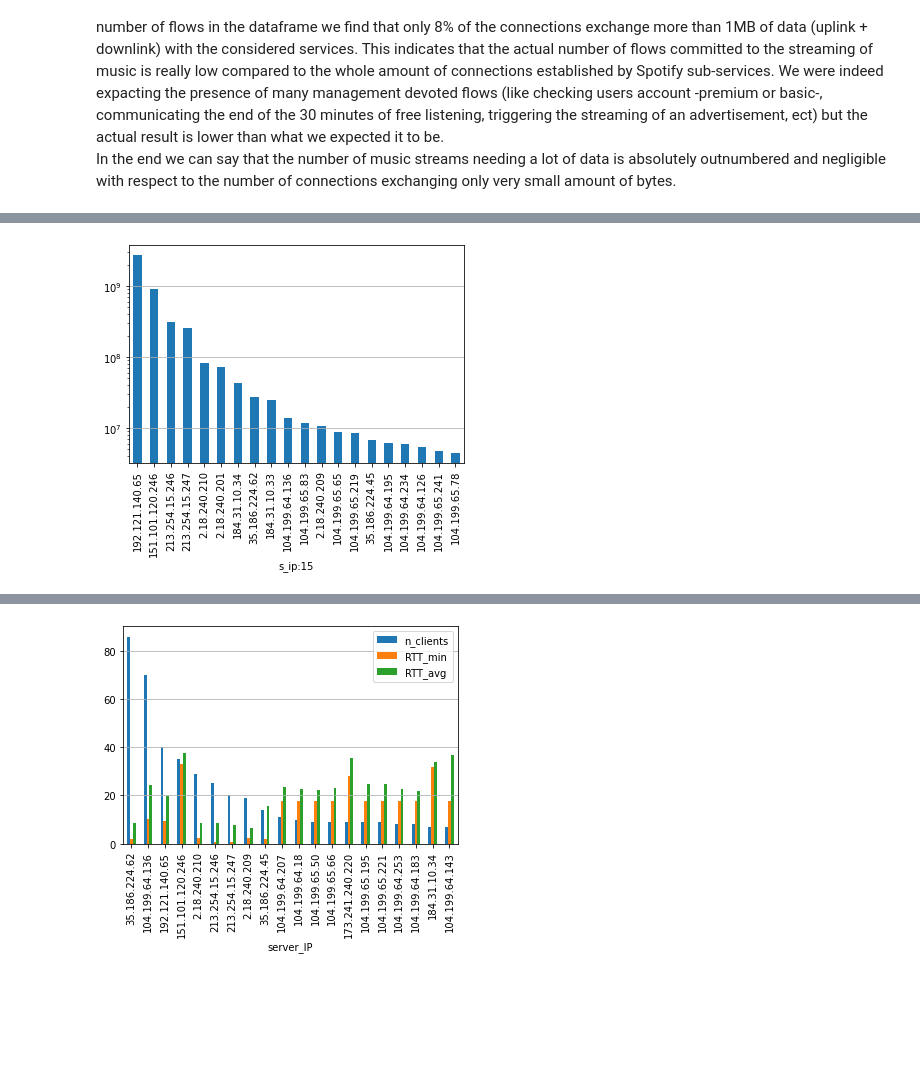
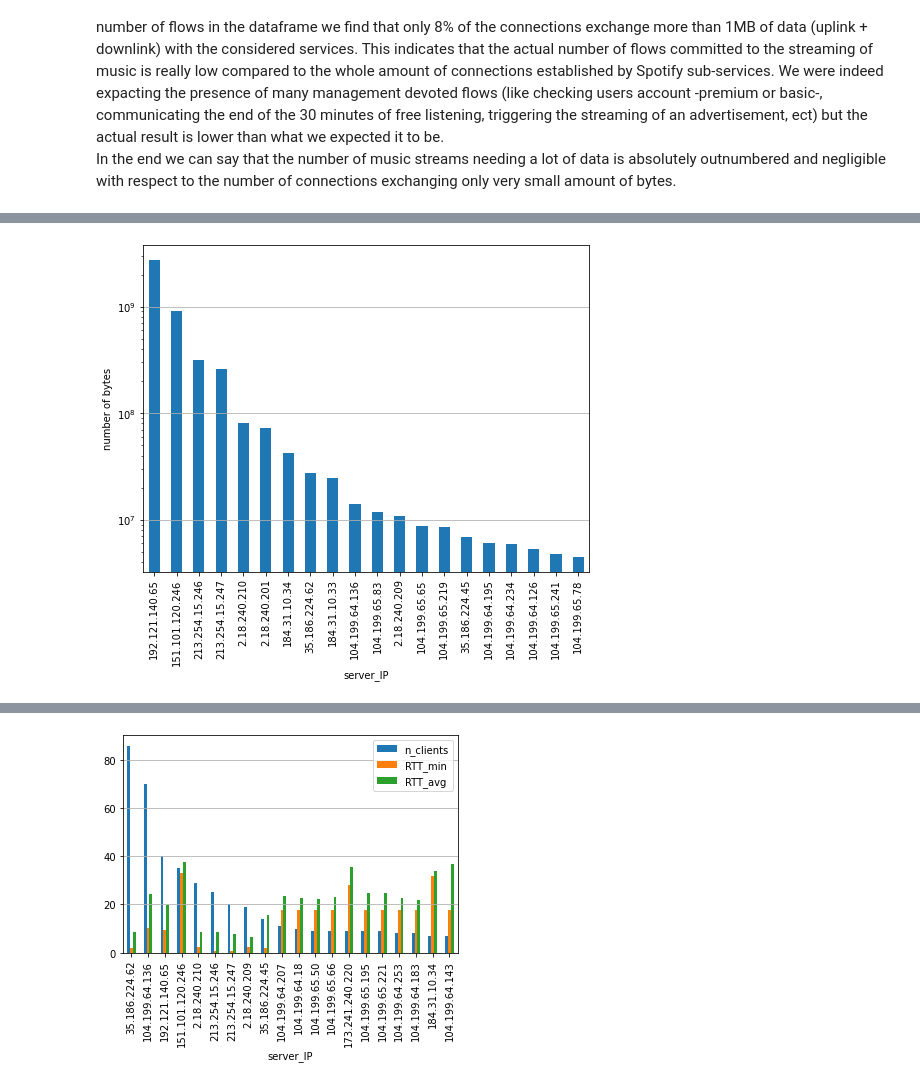
Before and after one commit to AlessioFerra/NML_Group4, a Jupyter notebook: Lab04.ipynb, the cells around one changed output, grey strips where cells are left out. Drawn from its saved outputs; the diff is of its cells as text; code cells hidden in the pictures; blank space fills up the shorter version.

```diff
--- a/Lab04.ipynb
+++ b/Lab04.ipynb
@@ -577,11 +581,11 @@ a.grid(axis='y')
 # %%
-# part 2
+# POINT 12.1.2
 fig, ax2 = plt.subplots()
 
 a = sp_dataf.groupby(['server_IP'])['s_bytes_all:23'].sum()\
-            .sort_values(ascending=False).head(20).plot(kind='bar', ax=ax2, logy=True)
+            .sort_values(ascending=False).head(20)\
+            .plot(kind='bar', ax=ax2, logy=True, figsize=(8,6), ylabel='number of bytes')
 
 ax2.grid(axis='y')
-# the top 1 could be a local cache, since it appears both on servers and clients
 # %% [output]
-[figure, old version]
+[figure, new version]
```
Also changed, not shown: parts of 10 cells of this notebook.
